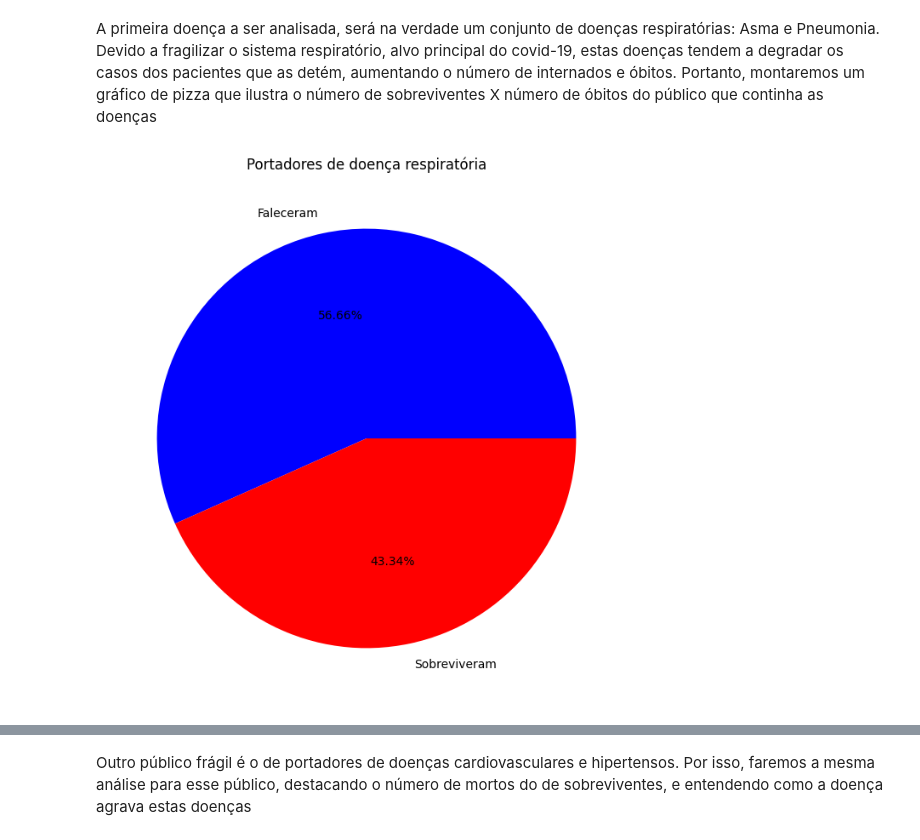
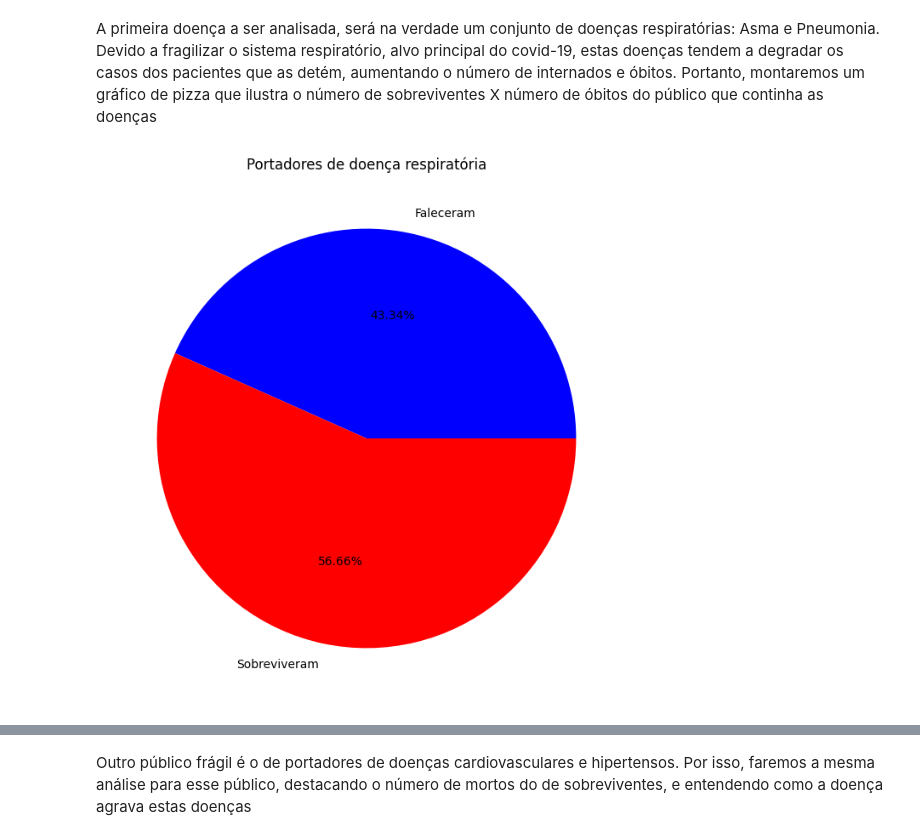
Before and after one commit to RyanForward/Semestre6, a Jupyter notebook: Trabalho/notebookTrab.ipynb, the cells around one changed output, grey strips where cells are left out. Saved outputs shown, nothing was run; the diff lists cells and outputs as text; code cells hidden in the pictures.

```diff
--- a/Trabalho/notebookTrab.ipynb
+++ b/Trabalho/notebookTrab.ipynb
@@ -149,11 +149,11 @@ A primeira doença a ser analisada, será na verdade um conjunto de doenças res
 df_disease = df[(df['ASTHMA'] == 1) | (df['PNEUMONIA'] == 1)]
 # %%
 plt.rcParams['figure.figsize'] = [10, 8]
-mortos = df_disease['DATE_DIED'].value_counts()['9999-99-99']
-vivos = len(df_disease) - mortos
+vivos = df_disease['DATE_DIED'].value_counts()['9999-99-99']
+mortos = len(df_disease) - vivos
 plt.title("Portadores de doença respiratória")
 plt.pie([mortos, vivos], labels=["Faleceram", "Sobreviveram"], colors=["blue", "red"], autopct="%.2f%%",)
 plt.show()
 # %% [output]
-[figure, old version]
+[figure, new version]
 # %% [markdown]
```
Also changed, not shown: parts of 27 cells of this notebook.
